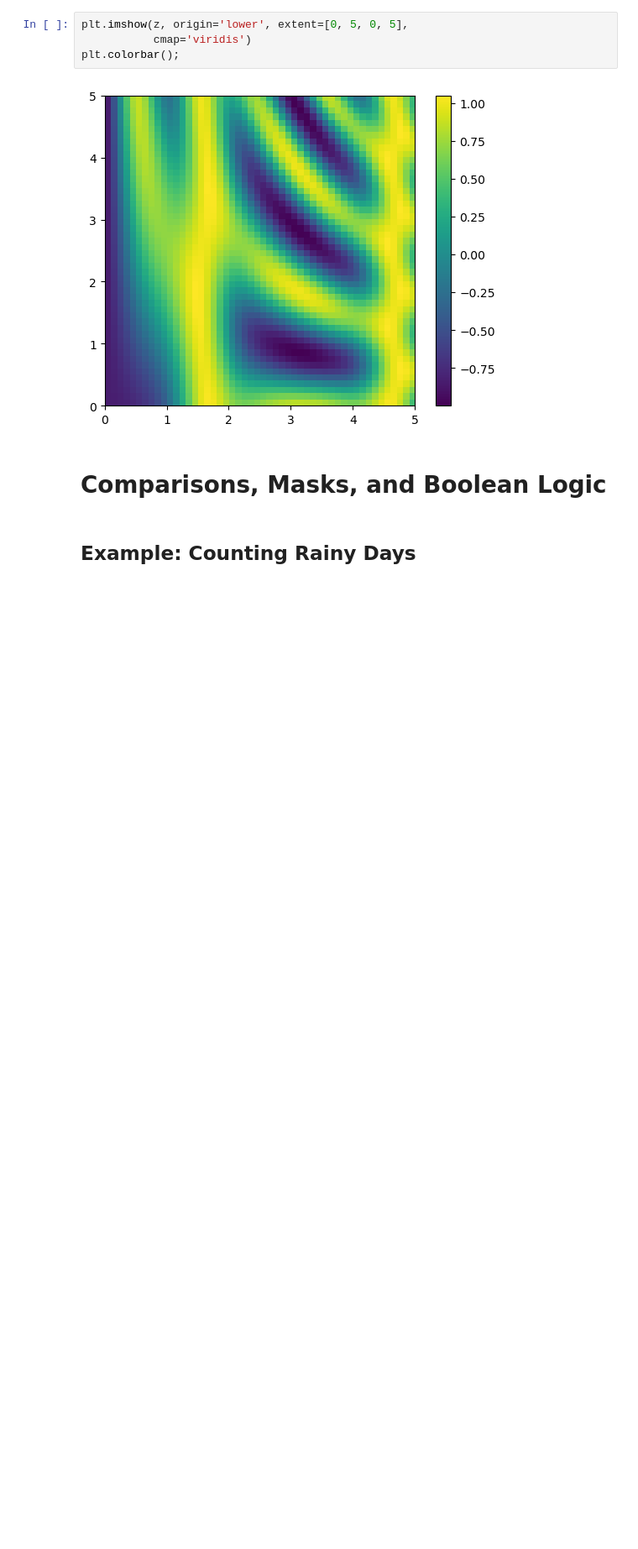
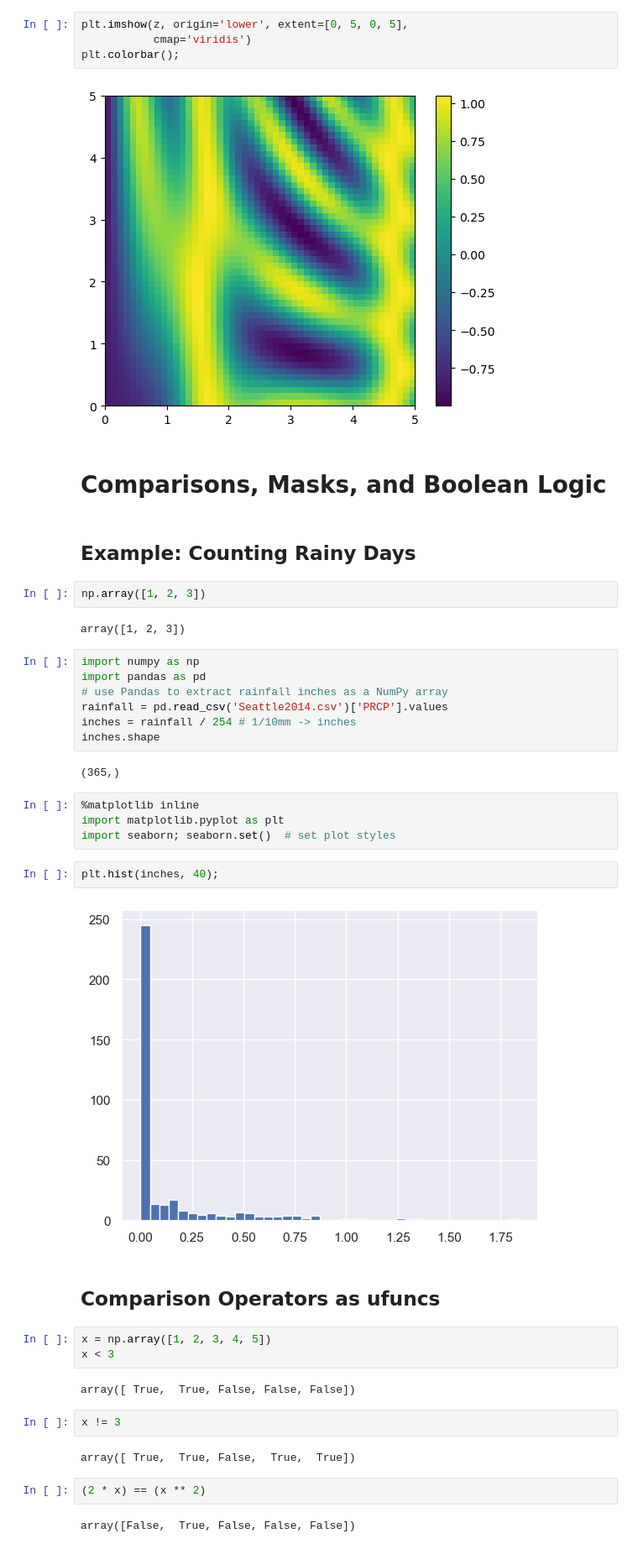
Before and after one commit to viktornester1/ds, a Jupyter notebook: numpy_jupyter.ipynb, the cells around one changed output. Shown: that part at 84% size. Drawn from its saved outputs; the diff is of its cells as text; blank space fills up the shorter version.

```diff
--- a/numpy_jupyter.ipynb
+++ b/numpy_jupyter.ipynb
@@ -408,3 +406,39 @@ plt.colorbar();
 # Comparisons, Masks, and Boolean Logic
 # %% [markdown]
 ## Example: Counting Rainy Days
+# %%
+np.array([1, 2, 3])
+# %% [output]
+array([1, 2, 3])
+# %%
+import numpy as np
+import pandas as pd
+# use Pandas to extract rainfall inches as a NumPy array
+rainfall = pd.read_csv('Seattle2014.csv')['PRCP'].values
+inches = rainfall / 254 # 1/10mm -> inches
+inches.shape
+# %% [output]
+(365,)
+# %%
+%matplotlib inline
+import matplotlib.pyplot as plt
+import seaborn; seaborn.set()  # set plot styles
+# %%
+plt.hist(inches, 40);
+# %% [output]
+[figure, added]
+# %% [markdown]
+## Comparison Operators as ufuncs
+# %%
+x = np.array([1, 2, 3, 4, 5])
+x < 3
+# %% [output]
+array([ True,  True, False, False, False])
+# %%
+x != 3
+# %% [output]
+array([ True,  True, False,  True,  True])
+# %%
+(2 * x) == (x ** 2)
+# %% [output]
+array([False,  True, False, False, False])
```
Also changed, not shown: parts of 34 cells of this notebook.
